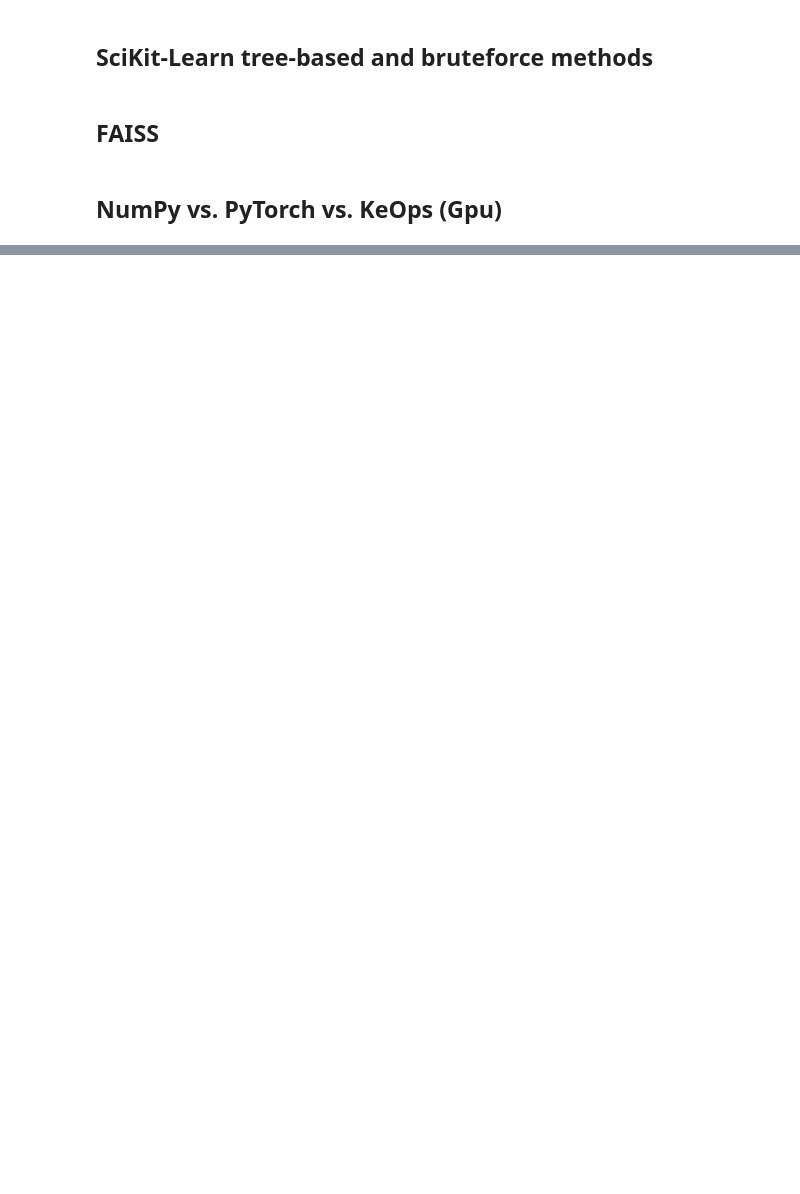
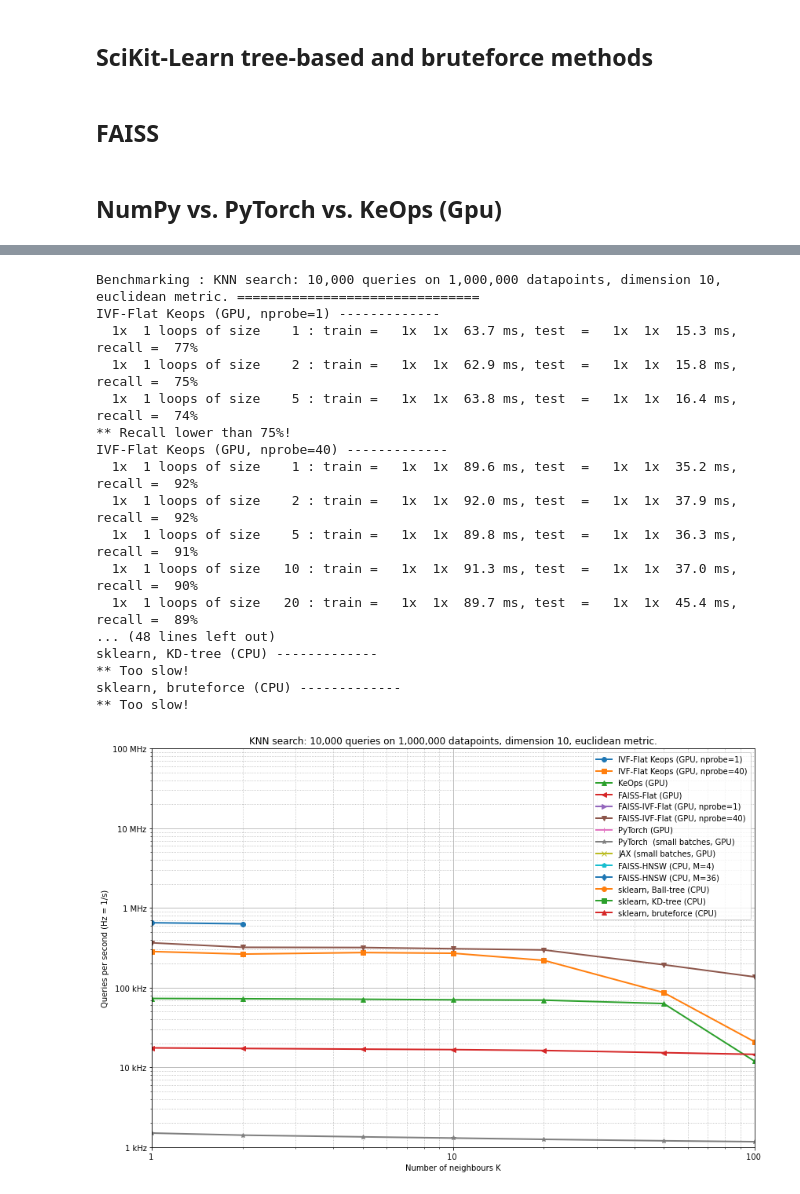
Before and after one commit to huddyyeo/keops_project, a Jupyter notebook: KNN/benchmarking/plot_benchmark_KNN.ipynb, the cells around one changed output, grey strips where cells are left out. Drawn from its saved outputs; the diff is of its cells as text; code cells hidden in the pictures; blank space fills up the shorter version.

```diff
--- a/KNN/benchmarking/plot_benchmark_KNN.ipynb
+++ b/KNN/benchmarking/plot_benchmark_KNN.ipynb
@@ -901,0 +680,21 @@ Done.
+# %%
+run_KNN_benchmark("R^D c")
+# %% [output]
+Benchmarking : KNN search: 10,000 queries on 1,000,000 datapoints, dimension 10, euclidean metric. ===============================
+IVF-Flat Keops (GPU, nprobe=1) -------------
+  1x  1 loops of size    1 : train =   1x  1x  63.7 ms, test  =   1x  1x  15.3 ms, recall =  77%
+  1x  1 loops of size    2 : train =   1x  1x  62.9 ms, test  =   1x  1x  15.8 ms, recall =  75%
+  1x  1 loops of size    5 : train =   1x  1x  63.8 ms, test  =   1x  1x  16.4 ms, recall =  74%
+** Recall lower than 75%!
+IVF-Flat Keops (GPU, nprobe=40) -------------
+  1x  1 loops of size    1 : train =   1x  1x  89.6 ms, test  =   1x  1x  35.2 ms, recall =  92%
+  1x  1 loops of size    2 : train =   1x  1x  92.0 ms, test  =   1x  1x  37.9 ms, recall =  92%
+  1x  1 loops of size    5 : train =   1x  1x  89.8 ms, test  =   1x  1x  36.3 ms, recall =  91%
+  1x  1 loops of size   10 : train =   1x  1x  91.3 ms, test  =   1x  1x  37.0 ms, recall =  90%
+  1x  1 loops of size   20 : train =   1x  1x  89.7 ms, test  =   1x  1x  45.4 ms, recall =  89%
+... (48 lines left out)
+sklearn, KD-tree (CPU) -------------
+** Too slow!
+sklearn, bruteforce (CPU) -------------
+** Too slow!
+[figure, added]
```
Also changed, not shown: parts of 31 cells of this notebook, 5 other files.
